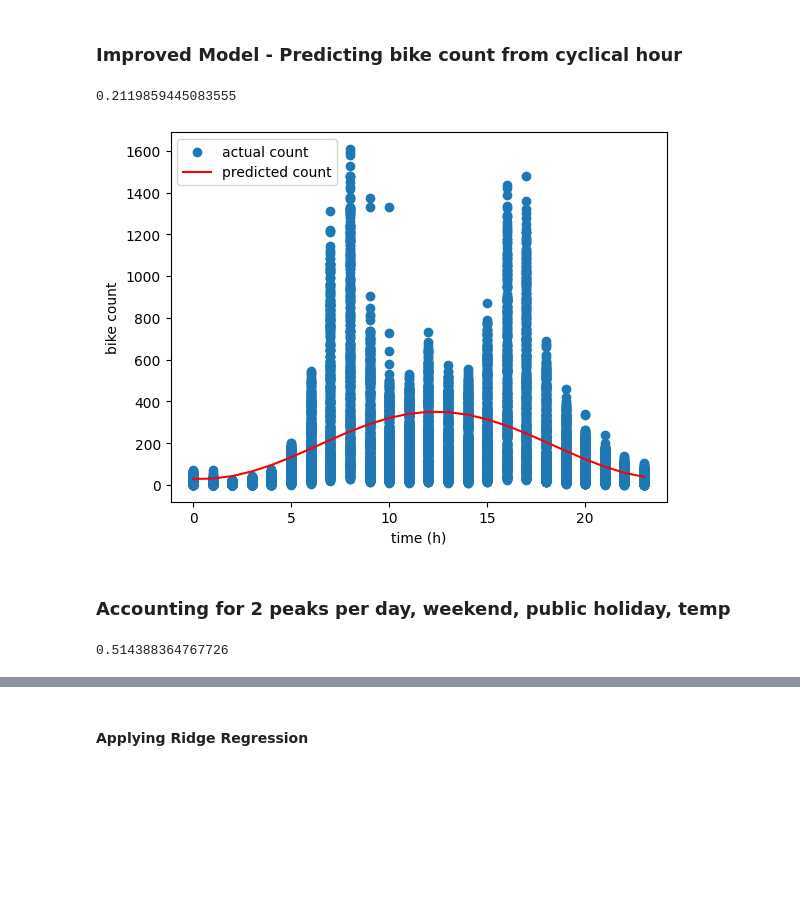
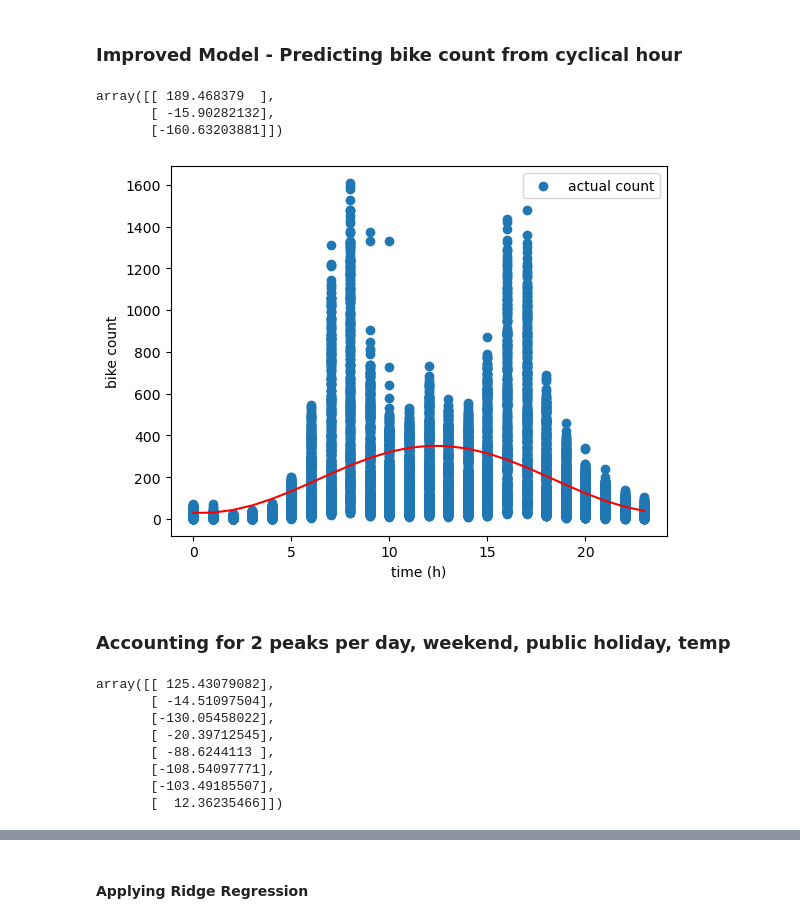
Before and after one commit to KeremOzemre/Mathematical_Modelling_Project, a Jupyter notebook: part_2.ipynb, the cells around one changed output, grey strips where cells are left out. Cells and saved outputs as stored; diff of their text form; code cells hidden in the pictures; blank space fills up the shorter version.

```diff
--- a/part_2.ipynb
+++ b/part_2.ipynb
@@ -42,6 +42,14 @@ df_merged.ffill(inplace=True)
 df_training = df_merged[(df_merged["datetime"].dt.year == 2021) & (df_merged["station"] == Station)].copy()
 df_validating = df_merged[(df_merged["datetime"].dt.year == 2022) & (df_merged["station"] == Station)].copy()
 df_testing = df_merged[(df_merged["datetime"].dt.year == 2023) & (df_merged["station"] == Station)].copy()
+# %%
+import numpy as np
+
+def linear_reg(X,y):
+    return np.linalg.solve(X.T@X, X.T@y)
+
+def ridge_reg(X,y,lam):
+    return np.linalg.solve(X.T@X + lam * np.eye(X.shape[0]), X.T@y)
 # %% [markdown]
 ### Baseline Model - Predicting bike count from hour only
 # %%
@@ -76,16 +94,24 @@ plt.show()
 # %% [markdown]
 ### Improved Model - Predicting bike count from cyclical hour
 # %%
-df_training["h_sin"] = np.sin(2 * np.pi * df_training["datetime"].dt.hour/ 24)
-df_training["h_cos"] = np.cos(2 * np.pi * df_training["datetime"].dt.hour/ 24)
+df_training["h_sin"] = np.sin(2 * np.pi * df_training["datetime"].dt.hour.values/ 24)
+df_training["h_cos"] = np.cos(2 * np.pi * df_training["datetime"].dt.hour.values/ 24)
 
-X = np.column_stack([df_training["h_sin"], df_training["h_cos"]]) #input
+n = X.shape[0]
+
+X = np.column_stack([np.ones(n),df_training["h_sin"], df_training["h_cos"]]) #input
 y = np.array(df_training["bike_count"]).reshape(-1, 1) #target
 
-regr = LinearRegression()
-regr.fit(X, y)
+# regr = LinearRegression()
+# regr.fit(X, y)
 
-R2 = regr.score(X, y)
+
+w = linear_reg(X,y)
+
+
+y_pred = X @ w
+
+# R2 = regr.score(X, y)
 
 def predict_count_2(h):
     sin_h = np.sin(2 * np.pi * h / 24)
@@ -93,20 +119,29 @@ def predict_count_2(h):
     X_pred = np.column_stack([sin_h, cos_h])
     return regr.predict(X_pred).flatten()
 
-R2
+# R2
+y_pred
+# df_training["datetime"]
+w
 # %% [output]
-0.2119859445083555
+array([[ 189.468379  ],
+       [ -15.90282132],
+       [-160.63203881]])
 # %%
 time_eval = np.arange(0, 24, 1)
+n = time_eval.shape[0]
+XX = np.column_stack([np.ones(n),np.sin(2 * np.pi * time_eval/ 24), np.cos(2 * np.pi * time_eval/ 24)]) #input
+
 
 plt.scatter(df_training["datetime"].dt.hour, df_training["bike_count"], label="actual count")
-plt.plot(time_eval, predict_count_2(time_eval), label="predicted count", color = "red")
+# plt.plot(time_eval, predict_count_2(time_eval), label="predicted count", color = "red")
+plt.plot(time_eval, XX @ w, color="red")
 plt.xlabel("time (h)")
 plt.ylabel('bike count')
 plt.legend()
 plt.show()
 # %% [output]
-[figure, old version]
+[figure, new version]
 # %% [markdown]
 ### Accounting for 2 peaks per day, weekend, public holiday, temp
 # %%
@@ -114,7 +149,7 @@ df_training["is_weekend"] = df_training["datetime"].dt.dayofweek >= 5
 df_training["is_holiday"] = df_training["holiday"] == True
 
 df_training["temp1"] = df_training["temperature_C"]
-df_training["temp2"] = df_training["temperature_C"] ** 2
+# df_training["temp2"] = df_training["temperature_C"] ** 2
 
 df_training["h_sin1"] = np.sin(2 * np.pi * df_training["datetime"].dt.hour / 24)
 df_training["h_cos1"] = np.cos(2 * np.pi * df_training["datetime"].dt.hour / 24)
@@ -122,21 +157,22 @@ df_training["h_cos1"] = np.cos(2 * np.pi * df_training["datetime"].dt.hour / 24)
 df_training["h_sin2"] = np.sin(2 * np.pi * df_training["datetime"].dt.hour / 12)
 df_training["h_cos2"] = np.cos(2 * np.pi * df_training["datetime"].dt.hour / 12)
 
-X = np.column_stack([df_training["h_sin1"],
+n = df_training.shape[0]
+
+X = np.column_stack([np.ones(n),
+                     df_training["h_sin1"],
                      df_training["h_cos1"],
                      df_training["h_sin2"],
                      df_training["h_cos2"],
                      df_training["is_weekend"],
                      df_training["is_holiday"],
                      df_training["temp1"],
-                     df_training["temp2"]]) #input
+                    #  df_training["temp2"]
+                     ]) #input
 
 y = np.array(df_training["bike_count"]).reshape(-1, 1) #target
 
-regr = LinearRegression()
-regr.fit(X, y)
-
-R2 = regr.score(X, y)
+w = linear_reg(X,y)
 
 def predict_count_3(h, temp, is_weekend=False, is_holiday=False):
     sin1_h = np.sin(2 * np.pi * h / 24)
@@ -147,11 +183,19 @@ def predict_count_3(h, temp, is_weekend=False, is_holiday=False):
     is_weekend_arr = np.full(len(h), is_weekend, dtype=float)
     is_holiday_arr = np.full(len(h), is_holiday, dtype=float)
     temp1_arr = np.full(len(h), temp, dtype=float)
-    temp2_arr = np.full(len(h), temp**2, dtype=float)
+    temp2_arr = np.full(len(h), temp, dtype=float)
 
     X_pred = np.column_stack([sin1_h, cos1_h, sin2_h, cos2_h, is_weekend_arr, is_holiday_arr, temp1_arr, temp2_arr])
     return regr.predict(X_pred).flatten()
 
-R2
+# R2
+w
 # %% [output]
-0.514388364767726
+array([[ 125.43079082],
+       [ -14.51097504],
+       [-130.05458022],
+       [ -20.39712545],
+       [ -88.6244113 ],
+       [-108.54097771],
+       [-103.49185507],
+       [  12.36235466]])
```
Also changed, not shown: parts of 7 cells of this notebook, 1 other file.
